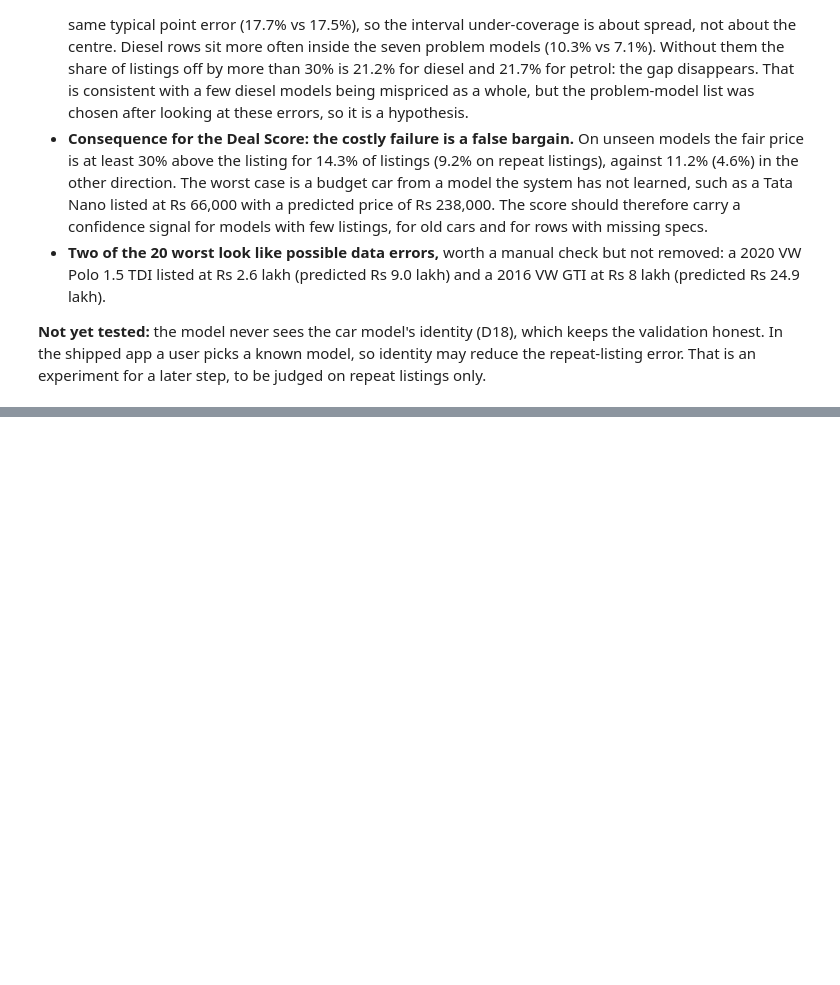
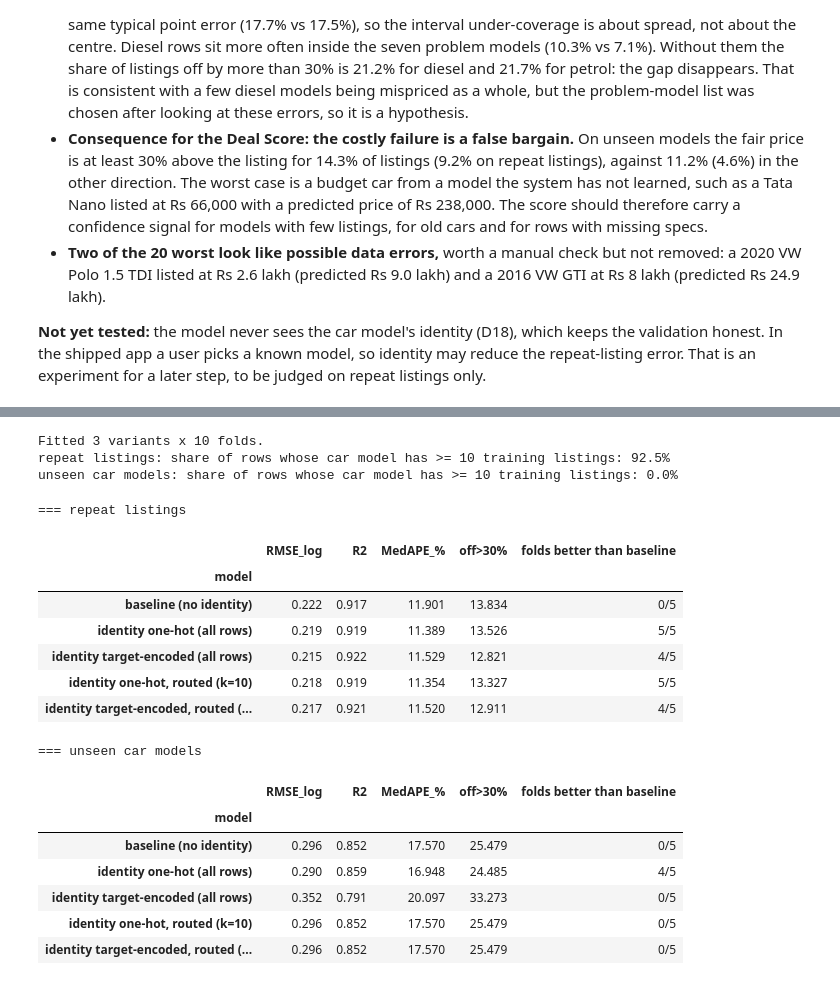
Before and after one commit to aayaan-khan/Used-Cars-Cost-Prediction, a Jupyter notebook: notebooks/Used_Cars_Cost_Prediction.ipynb, the cells around one changed output, grey strips where cells are left out. Drawn from its saved outputs; the diff is of its cells as text; code cells hidden in the pictures; blank space fills up the shorter version.

```diff
--- a/notebooks/Used_Cars_Cost_Prediction.ipynb
+++ b/notebooks/Used_Cars_Cost_Prediction.ipynb
@@ -1941,0 +1952,80 @@ Saved: reports/figures/error_analysis.png
+# %%
+# Cell 43: variants of the point model, scored on identical folds (paired comparison)
+from sklearn.preprocessing import TargetEncoder
+from sklearn.model_selection import KFold
+K_ROUTE = 10                       # pre-committed: use the identity model only for car models with >= 10 listings in the training fold
+base_lgbm = candidates["LightGBM"].named_steps["model"]                       # same hyper-parameters as the selected model; no re-tuning
+
+def make_pipe_id(mode):
+    """make_pipe plus the car model's identity: one-hot, or target-encoded (cross-fitted inside fit, so it cannot leak)."""
+    num = Pipeline([("impute", SimpleImputer(strategy="median", add_indicator=True)), ("scale", "passthrough")])
+    parts = [("num", num, NUM_M),
+             ("cat", OneHotEncoder(handle_unknown="ignore", sparse_output=False), CAT_M + (["model_key"] if mode == "onehot" else []))]
+    if mode == "target":
+        parts.append(("te", TargetEncoder(target_type="continuous", smooth="auto", cv=KFold(5, shuffle=True, random_state=0)), ["model_key"]))
+    return Pipeline([("cols", ColumnTransformer(parts)), ("model", clone(base_lgbm))])
+
+FEATS_ID = FEATS + ["model_key"]
+BASE = "baseline (no identity)"
+variants = {BASE: (candidates["LightGBM"], FEATS),
+            "identity one-hot": (make_pipe_id("onehot"), FEATS_ID),
+            "identity target-encoded": (make_pipe_id("target"), FEATS_ID)}
+bands = pd.qcut(dev.selling_price, 5, labels=False)
+splits = {"repeat listings": list(twin_cv.split(dev[FEATS], groups=twin_id)),                    # Section 8 folds: twins together
+          "unseen car models": list(cv_group.split(dev, bands, groups=dev.model_key))}          # Section 5 folds
+
+oof, train_n = {}, {}           # out-of-fold log predictions per variant; listings of the row's car model inside its training fold
+for regime, sp in splits.items():
+    oof[regime] = {v: np.zeros(len(dev)) for v in variants}
+    train_n[regime] = np.zeros(len(dev), dtype=int)
+    for tr, va in sp:
+        train_n[regime][va] = dev.model_key.iloc[va].map(dev.model_key.iloc[tr].value_counts()).fillna(0).astype(int).values
+        for v, (pipe, feats) in variants.items():
+            oof[regime][v][va] = clone(pipe).fit(dev[feats].iloc[tr], dev.log_price.iloc[tr]).predict(dev[feats].iloc[va])
+
+def routed(regime, enc, k=K_ROUTE):
+    """Familiarity routing: identity model when the car model has >= k training listings, otherwise the baseline."""
+    return np.where(train_n[regime] >= k, oof[regime][enc], oof[regime][BASE])
+
+print("Fitted", len(variants), "variants x", sum(len(s) for s in splits.values()), "folds.")
+for regime in splits:
+    print(f"{regime}: share of rows whose car model has >= {K_ROUTE} training listings: {100 * (train_n[regime] >= K_ROUTE).mean():.1f}%")
+# %% [output]
+Fitted 3 variants x 10 folds.
+repeat listings: share of rows whose car model has >= 10 training listings: 92.5%
+unseen car models: share of rows whose car model has >= 10 training listings: 0.0%
+# %%
+# Cell 44: results table, per regime (pooled out-of-fold; folds-improved counts the 5 paired folds where MedAPE beat the baseline)
+def ape_of(pred_log): return np.abs(np.exp(pred_log) - dev.selling_price.values) / dev.selling_price.values * 100
+
+def summarise(regime, label, pred_log):
+    s = score(dev.log_price.values, pred_log); ape = ape_of(pred_log)
+    base_ape = ape_of(oof[regime][BASE])
+    folds = sum(np.median(ape[va]) < np.median(base_ape[va]) for _, va in splits[regime])
+    return {"model": label, "RMSE_log": s["RMSE_log"], "R2": s["R2_log"], "MedAPE_%": s["MedAPE_%"],
+            "off>30%": 100 * (ape > 30).mean(), "folds better than baseline": f"{folds}/5"}
+
+tables = {}
+for regime in splits:
+    rows = [summarise(regime, BASE, oof[regime][BASE])]
+    rows += [summarise(regime, f"{enc} (all rows)", oof[regime][enc]) for enc in list(variants)[1:]]
+    rows += [summarise(regime, f"{enc}, routed (k={K_ROUTE})", routed(regime, enc)) for enc in list(variants)[1:]]
+    tables[regime] = pd.DataFrame(rows).set_index("model")
+    print(f"\n=== {regime}"); display(tables[regime].round(3))
+# %% [output]
+=== repeat listings
+|  | RMSE_log | R2 | MedAPE_% | off>30% | folds better than baseline |
+| model |  |  |  |  |  |
+| baseline (no identity) | 0.222 | 0.917 | 11.901 | 13.834 | 0/5 |
+| identity one-hot (all rows) | 0.219 | 0.919 | 11.389 | 13.526 | 5/5 |
+| identity target-encoded (all rows) | 0.215 | 0.922 | 11.529 | 12.821 | 4/5 |
+| identity one-hot, routed (k=10) | 0.218 | 0.919 | 11.354 | 13.327 | 5/5 |
+| identity target-encoded, routed (... | 0.217 | 0.921 | 11.520 | 12.911 | 4/5 |
+=== unseen car models
+|  | RMSE_log | R2 | MedAPE_% | off>30% | folds better than baseline |
+| model |  |  |  |  |  |
+| baseline (no identity) | 0.296 | 0.852 | 17.570 | 25.479 | 0/5 |
+| identity one-hot (all rows) | 0.290 | 0.859 | 16.948 | 24.485 | 4/5 |
+| identity target-encoded (all rows) | 0.352 | 0.791 | 20.097 | 33.273 | 0/5 |
+| identity one-hot, routed (k=10) | 0.296 | 0.852 | 17.570 | 25.479 | 0/5 |
+| identity target-encoded, routed (... | 0.296 | 0.852 | 17.570 | 25.479 | 0/5 |
```
Also changed, not shown: parts of 3 cells of this notebook, 2 other files.
